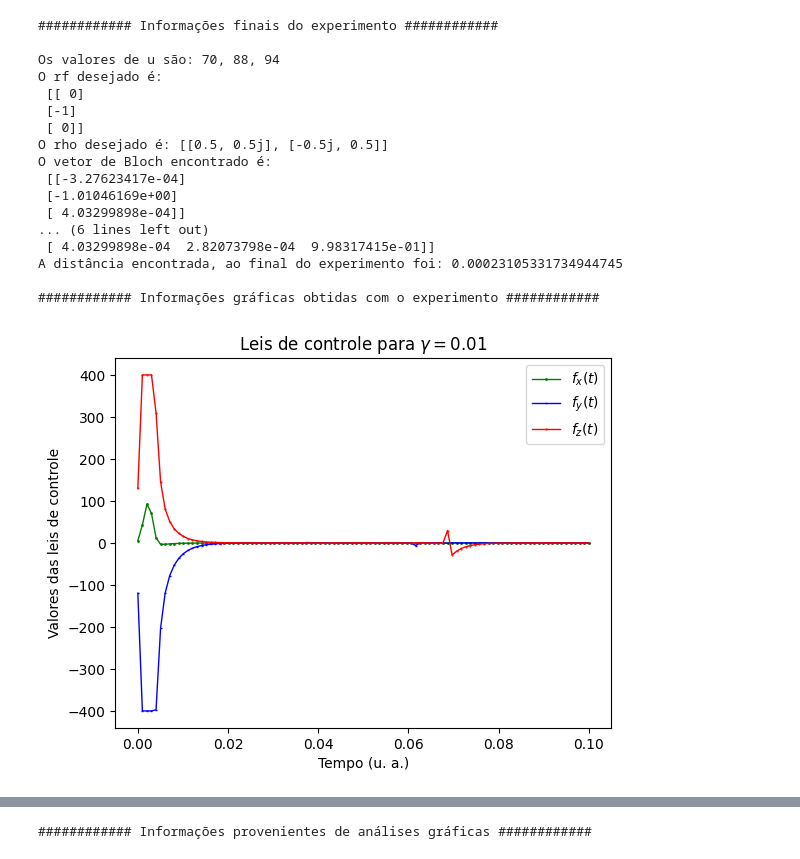
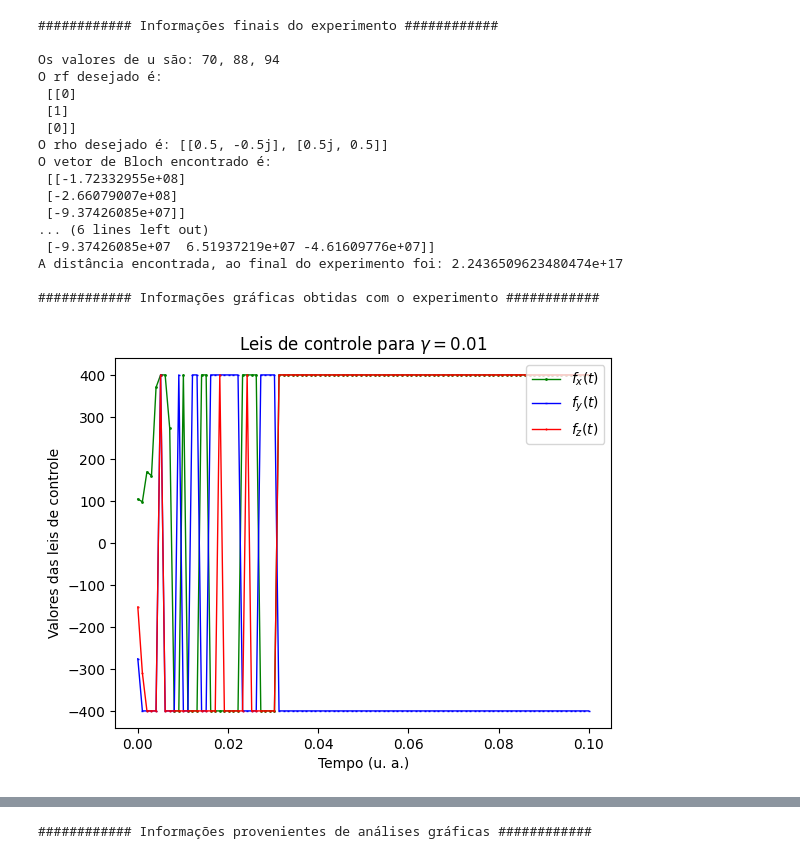
Before and after one commit to GabrielSiqueira1/Lyapunov-Open-Quantum-Systems, a Jupyter notebook: Lyapunov-Gate-Phase.ipynb, the cells around one changed output, grey strips where cells are left out. Saved outputs shown, nothing was run; the diff lists cells and outputs as text; code cells hidden in the pictures.

```diff
--- a/Lyapunov-Gate-Phase.ipynb
+++ b/Lyapunov-Gate-Phase.ipynb
@@ -159,9 +238,8 @@ def densidade(rho, quant_pontos, lbda):
 #u = [70, 88, 94, 0.35, 0.31, 0.34] # Phase(S,P)
 u = [randint(1,400), randint(1,400), randint(1,400), 0.35, 0.31, 0.34] # Phase(S,P)
 
-#Ut = [[0, 1, 0], [0, 0, -1], [1, 0, 0]]
-Ut = [[-1, 0, 0], [0, -1, 0], [0, 0, 1]] # Hadamard
-Uf = [[0, 1, 0], [0, 0, -1], [1, 0, 0]] # Phase(S,P)
+Ut = [[1, 0, 0], [0, 1, 0], [0, 0, 1]] # Ponto próximo
+Uf = [[0, -1, 0],[-1, 0, 0], [0, 0, 1]] # Phase(S,P)
 
 print(f"############ Informações finais do experimento ############\n")
 
@@ -175,7 +253,7 @@ print(f'O rho desejado é: {pf}')
 h=0.001
 t=0
 i=0
-lbda=0.01
+lbda=0
 distance_vector = []
 fx_vector = []
 fy_vector = []
@@ -239,9 +317,8 @@ A distância encontrada, ao final do experimento foi: 3.999038238155005
 u = [70, 88, 94, 0.35, 0.31, 0.34] # Phase(S,P)
 #u = [randint(1,400), randint(1,400), randint(1,400), 0.35, 0.31, 0.34] # Phase(S,P)
 
-#Ut = [[0, 1, 0], [0, 0, -1], [1, 0, 0]]
-Ut = [[0, 1, 0], [0, 0, -1], [1, 0, 0]]
-Uf = [[0, -1, 0],[-1, 0, 0], [0, 0, 1]] # Phase(S,P)
+Ut = [[0, 1, 0], [0, 0, -1], [1, 0, 0]] # Porta aleatória
+Uf = [[0, -1, 0],[1, 0, 0], [0, 0, 1]] # Phase(S,P)
 
 print(f"############ Informações finais do experimento ############\n")
 
@@ -275,40 +352,40 @@ while t < 100:
     rho_vector[0][t] = pt[0][0]
     rho_vector[1][t] = pt[0][1]
     rho_vector[2][t] = pt[1][0]
     rho_vector[3][t] = pt[1][1]
     fid_vector.append(np.trace(np.sqrt(np.sqrt(pt)*pf*np.sqrt(pt)))**2)
     t += 1
 
 rt = np.dot(Ut, r0)
 print(f'O vetor de Bloch encontrado é:\n {rt}')
 pt = [[1/2*(1+rt[2][0]), 1/2*(rt[0][0]-1j*rt[1][0])], [1/2*(rt[0][0]+1j*rt[1][0]), 1/2*(1-rt[2][0])]]
 print(f'O rho alcançado foi:\n {pt}')
 print(f'A fidelidade do experimento é de: {np.trace(np.sqrt(np.sqrt(pt)*pf*np.sqrt(pt)))**2}')
 print(f'O vetor U alcançado foi:\n {Ut}')
 print(f'A distância encontrada, ao final do experimento foi: {D}')
 
 print(f"\n############ Informações gráficas obtidas com o experimento ############\n")
 
 leis_controle(fx_vector,fy_vector,fz_vector,t,lbda)
 densidade(rho_vector,t,lbda)
 fidelidade(fid_vector,t,lbda)
 distance(distance_vector,t,lbda)
 # %% [output]
 ############ Informações finais do experimento ############
 
 Os valores de u são: 70, 88, 94
 O rf desejado é:
- [[ 0]
- [-1]
- [ 0]]
-O rho desejado é: [[0.5, 0.5j], [-0.5j, 0.5]]
+ [[0]
+ [1]
+ [0]]
+O rho desejado é: [[0.5, -0.5j], [0.5j, 0.5]]
 O vetor de Bloch encontrado é:
- [[-3.27623417e-04]
- [-1.01046169e+00]
- [ 4.03299898e-04]]
+ [[-1.72332955e+08]
+ [-2.66079007e+08]
+ [-9.37426085e+07]]
 ... (6 lines left out)
- [ 4.03299898e-04  2.82073798e-04  9.98317415e-01]]
-A distância encontrada, ao final do experimento foi: 0.00023105331734944745
+ [-9.37426085e+07  6.51937219e+07 -4.61609776e+07]]
+A distância encontrada, ao final do experimento foi: 2.2436509623480474e+17
 
 ############ Informações gráficas obtidas com o experimento ############
-[figure, old version]
+[figure, new version]
```
Also changed, not shown: parts of 5 cells of this notebook, 2 other files.
